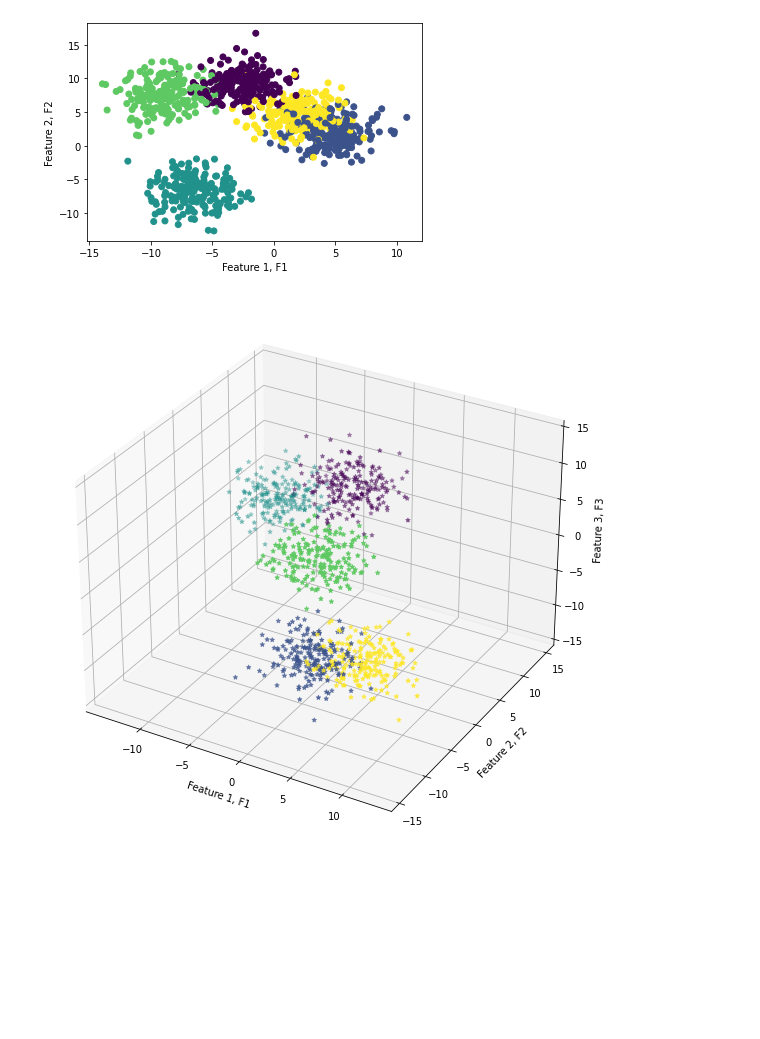
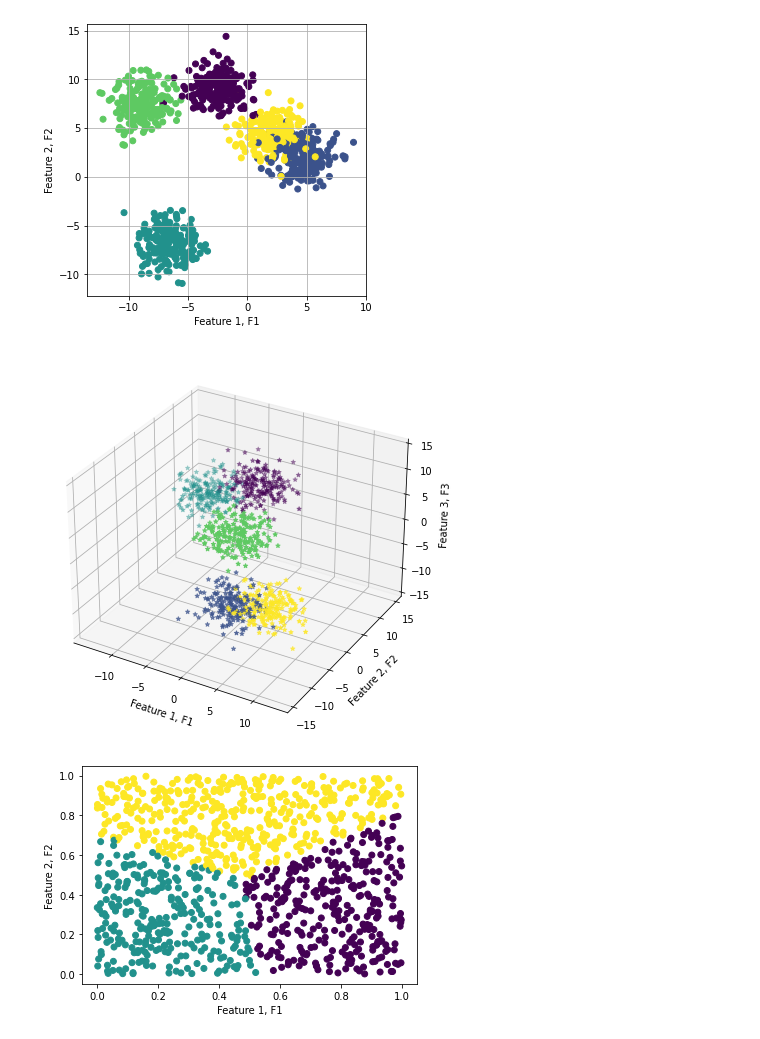
Before and after one commit to michaukuk/clamp_evaluation, a Jupyter notebook: datasets_generator.ipynb, the cells around one changed output. Drawn from its saved outputs; the diff is of its cells as text; code cells hidden in the pictures; blank space fills up the shorter version.

```diff
--- a/datasets_generator.ipynb
+++ b/datasets_generator.ipynb
@@ -17,14 +18,17 @@ cluster_std = 1.4
 random_state = seed
 # %%
 X, y = make_blobs(n_samples=n_samples, centers=centers, n_features=2, random_state = random_state, cluster_std=cluster_std)
+plt.figure(figsize=(5, 5))
+plt.grid()
 plt.scatter(X[:,0],X[:,1],c=y,cmap='viridis')
 plt.xlabel("Feature 1, F1")
 plt.ylabel("Feature 2, F2")
 plt.savefig('pix/make_blobs_2d.png',bbox_inches='tight', format='png')
+plt.savefig('pix/make_blobs_2d.pdf', bbox_inches='tight', format="pdf")
 df = pd.DataFrame(data=zip(X[:,0],X[:,1], y), columns = ['F1','F2', 'y'])
 df.to_csv('datasets/make_blobs_2d.csv')
 # %% [output]
-[figure, old version]
+[figure, new version]
 # %%
 n_samples = 1000
 centers  = 5
@@ -33,13 +37,30 @@ cluster_std = 2
 X, y = make_blobs(n_samples=n_samples, centers=centers, n_features=3,
                   random_state=random_state, cluster_std=cluster_std)
 df = pd.DataFrame(data=zip(X[:,0],X[:,1],X[:,2], y), columns = ['F1','F2','F3', 'y'])
-fig = plt.figure(figsize=(10, 10))
+fig = plt.figure(figsize=(7, 7))
 ax = fig.add_subplot(111, projection='3d')
 ax.scatter(X[:,0], X[:,1], X[:,2], c = y, marker= "*")
 ax.set_xlabel('Feature 1, F1')
 ax.set_ylabel('Feature 2, F2')
 ax.set_zlabel('Feature 3, F3')
-plt.savefig('pix/make_blobs_3d.png',bbox_inches='tight', format='png')
+fig.savefig('pix/make_blobs_3d.png',bbox_inches='tight', format='png')
+fig.savefig('pix/make_blobs_3d.pdf', bbox_inches='tight', format="pdf")
 df.to_csv('datasets/make_blobs_3d.csv')
 # %% [output]
-[figure, old version]
+[figure, new version]
+# %%
+X = np.random.rand(n_samples, 2), None
+X = X[0]
+df = pd.DataFrame(data=zip(X[:,0],X[:,1]), columns = ['F1','F2'])
+features = ['F1', 'F2']
+
+kmeans = KMeans(n_clusters=3, random_state=seed).fit(X)
+y = kmeans.labels_
+plt.scatter(X[:,0],X[:,1], c = y,cmap='viridis')
+plt.xlabel("Feature 1, F1")
+plt.ylabel("Feature 2, F2")
+plt.savefig('pix/random_rand.png',bbox_inches='tight', format='png')
+plt.savefig('pix/random_rand.pdf', bbox_inches='tight', format="pdf")
+df = pd.DataFrame(data=zip(X[:,0],X[:,1], y), columns = ['F1','F2', 'y'])
+# %% [output]
+[figure, added]
```
Also changed, not shown: parts of 2 cells of this notebook, 10 other files.
